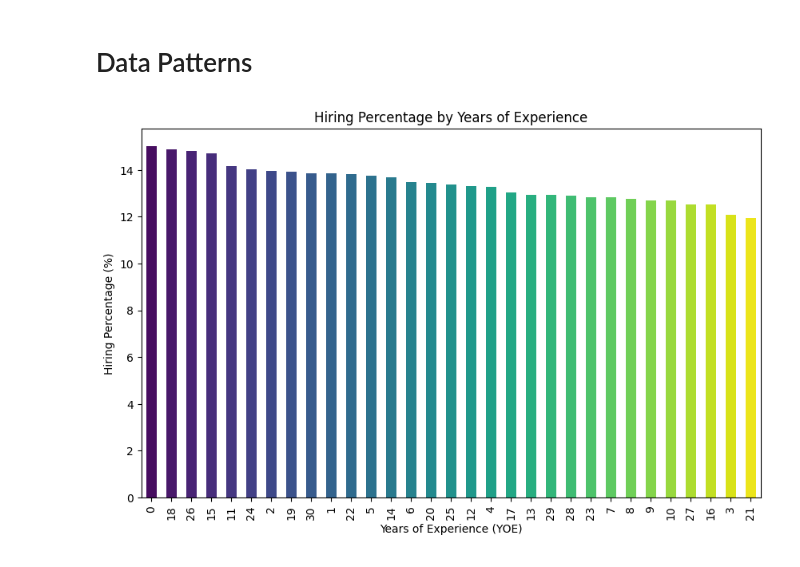
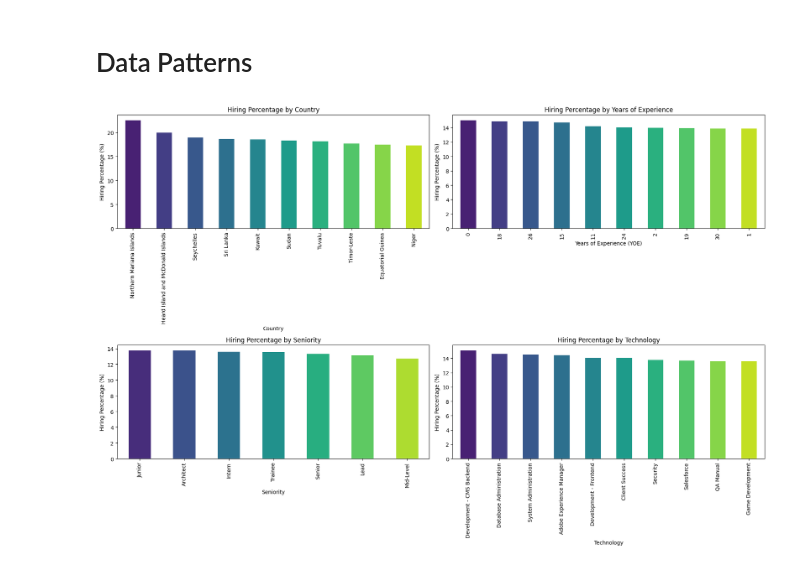
Before and after one commit to caroldvarela/workshop-01, a Jupyter notebook: notebooks/002_EDA.ipynb, the cells around one changed output. Drawn from its saved outputs; the diff is of its cells as text; code cells hidden in the pictures.

```diff
--- a/notebooks/002_EDA.ipynb
+++ b/notebooks/002_EDA.ipynb
@@ -152,16 +152,45 @@ ax = sns.heatmap(
 [figure]
 # %% [markdown]
 # Data Patterns
-# %%
-temp = df.groupby('YOE').Hired.mean().sort_values(ascending = False) * 100
-
-palette = sns.color_palette("viridis", len(temp))
-temp.plot.bar(color=palette, figsize=(10, 6))
-
-plt.title('Hiring Percentage by Years of Experience')
-plt.xlabel('Years of Experience (YOE)')
-plt.ylabel('Hiring Percentage (%)')
-
-plt.show()
-# %% [output]
-[figure, removed]
+# %%
+fig, axs = plt.subplots(2, 2, figsize=(18, 12))
+
+temp = df.groupby('Country').Hired.mean().sort_values(ascending=False) * 100
+temp = temp[0:10]
+palette = sns.color_palette("viridis", len(temp))
+temp.plot.bar(color=palette, ax=axs[0, 0])
+axs[0, 0].set_title('Hiring Percentage by Country')
+axs[0, 0].set_xlabel('Country')
+axs[0, 0].set_ylabel('Hiring Percentage (%)')
+
+
+temp = df.groupby('YOE').Hired.mean().sort_values(ascending=False) * 100
+temp = temp[0:10]
+palette = sns.color_palette("viridis", len(temp))
+temp.plot.bar(color=palette, ax=axs[0, 1])
+axs[0, 1].set_title('Hiring Percentage by Years of Experience')
+axs[0, 1].set_xlabel('Years of Experience (YOE)')
+axs[0, 1].set_ylabel('Hiring Percentage (%)')
+
+
+temp = df.groupby('Seniority').Hired.mean().sort_values(ascending=False) * 100
+temp = temp[0:10]
+palette = sns.color_palette("viridis", len(temp))
+temp.plot.bar(color=palette, ax=axs[1, 0])
+axs[1, 0].set_title('Hiring Percentage by Seniority')
+axs[1, 0].set_xlabel('Seniority')
+axs[1, 0].set_ylabel('Hiring Percentage (%)')
+
+
+temp = df.groupby('Technology').Hired.mean().sort_values(ascending=False) * 100
+temp = temp[0:10]
+palette = sns.color_palette("viridis", len(temp))
+temp.plot.bar(color=palette, ax=axs[1, 1])
+axs[1, 1].set_title('Hiring Percentage by Technology')
+axs[1, 1].set_xlabel('Technology')
+axs[1, 1].set_ylabel('Hiring Percentage (%)')
+
+plt.tight_layout()
+plt.show()
+# %% [output]
+[figure, added]
```
Also changed, not shown: parts of 2 cells of this notebook, 1 other file.
